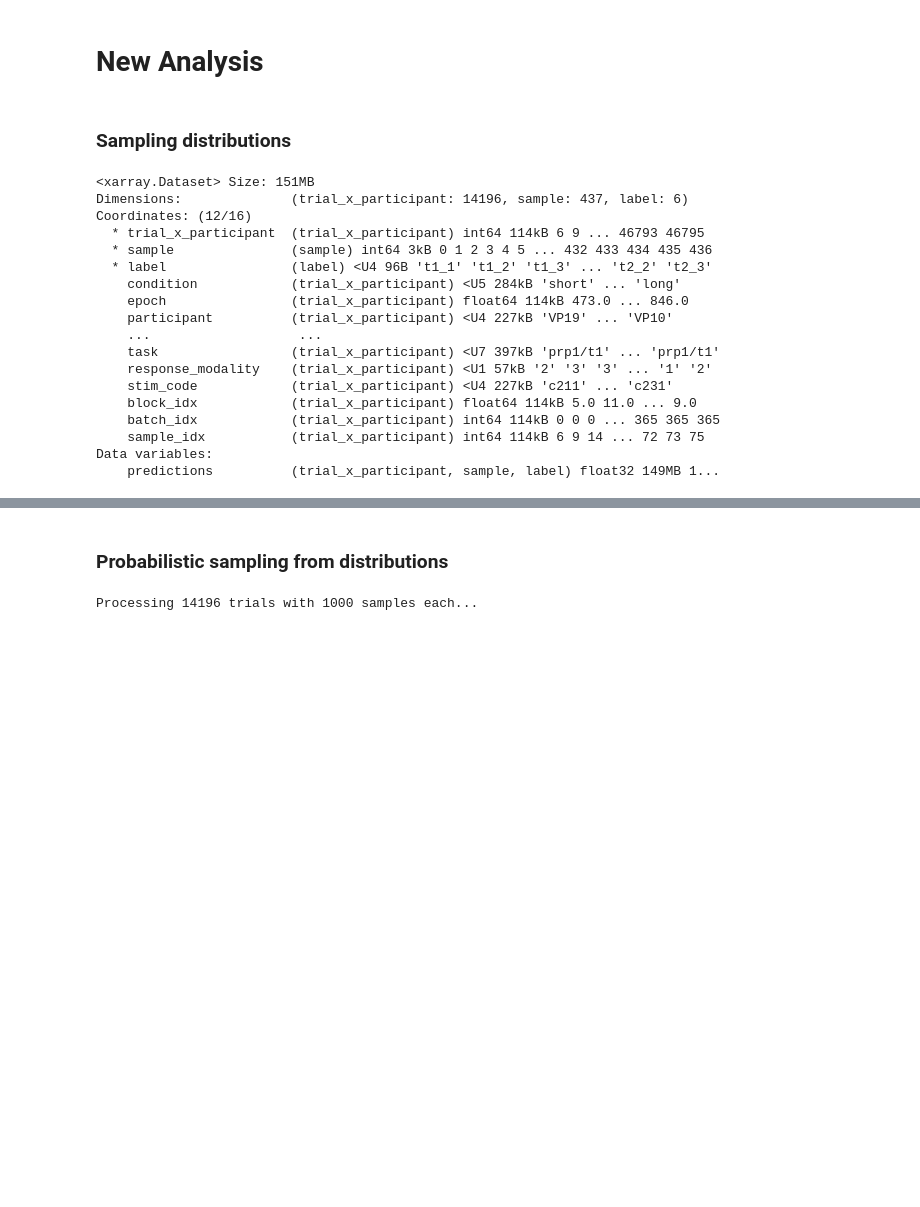
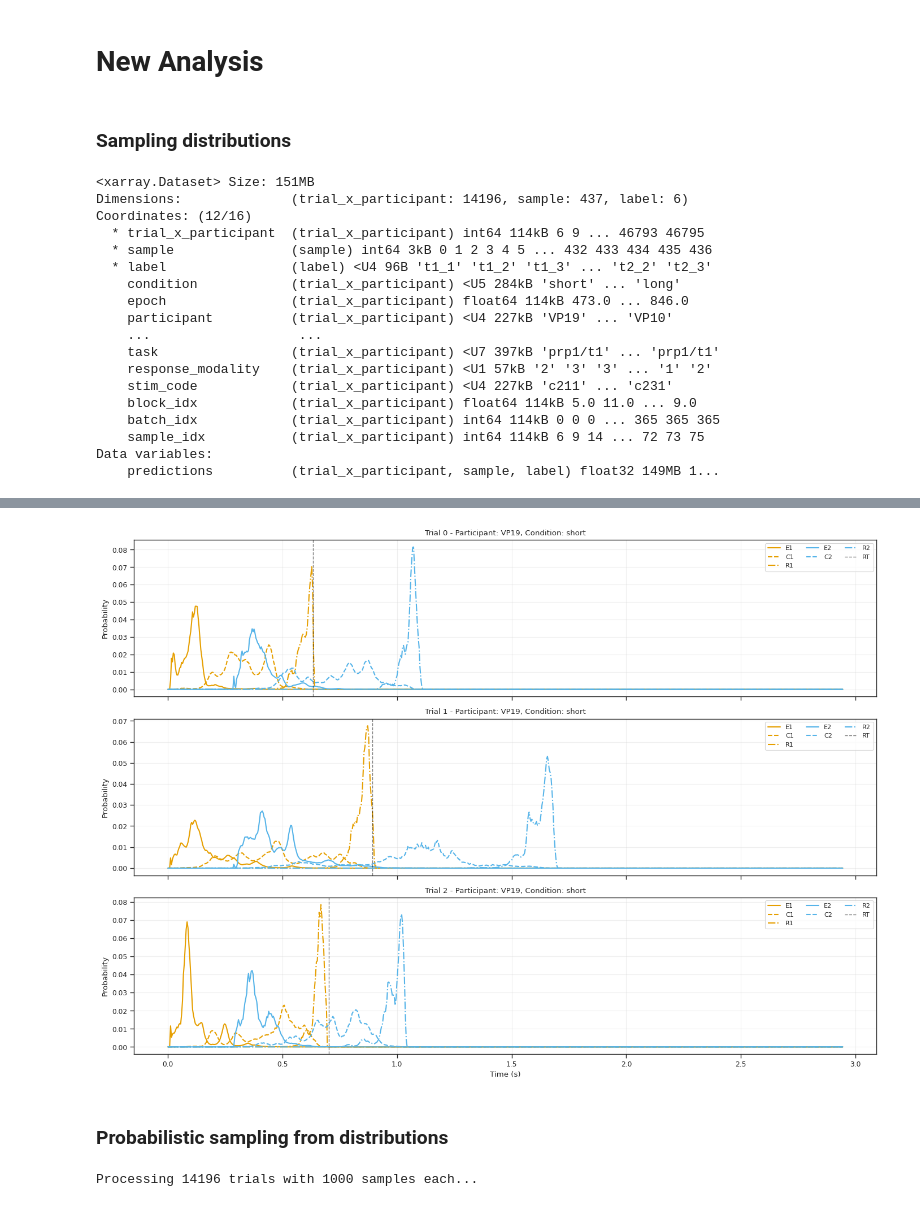
Before and after one commit to rickdott/prp, a Jupyter notebook: s4/4_analysis_combined.ipynb, the cells around one changed output, grey strips where cells are left out. Cells and saved outputs as stored; diff of their text form; code cells hidden in the pictures; blank space fills up the shorter version.

```diff
--- a/s4/4_analysis_combined.ipynb
+++ b/s4/4_analysis_combined.ipynb
@@ -684,11 +718,15 @@ t1_intvl = pred_ds_t1["interval"].values               # (N,)
 t2_preds = pred_ds_t2["predictions"].values            # (M, T2, C)
 t2_part  = pred_ds_t2["participant"].values            # (M,)
 t2_epoch = pred_ds_t2["epoch"].values                  # (M,)
+t2_correct = pred_ds_t2["correct"].values                  # (M,)
+t2_rts = pred_ds_t2["rt"].values                  # (M,)
 
 N, T1, C = t1_preds.shape
 T = T1 + long_interval_samples # Create bigger array to accomodate shifted T2
 
 combined = np.zeros((N, T, C), dtype=t1_preds.dtype)
+correct_t2_array = np.full(N, np.nan)
+rt_t2_array = np.full(N, np.nan)
 
 # If there can be duplicates, we can store a list; assuming unique is fastest.
 t2_index = {}
@@ -708,9 +746,85 @@ for i in tqdm(range(len(pred_ds_t1.trial_x_participant))):
     end = min(T, shift + T2)
     n_write = end - shift
     combined[i, shift:end, 3:] = t2_preds[j, :n_write, 3:]
+    correct_t2_array[i] = t2_correct[j]
+    rt_t2_array[i] = t2_rts[j]
 
 pred_ds_t1 = pred_ds_t1.reindex(sample=np.arange(T))
 pred_ds_t1["predictions"] = (("trial_x_participant", "sample", "label"), combined)
+pred_ds_t1 = pred_ds_t1.assign_coords(
+    correct_t2=("trial_x_participant", correct_t2_array),
+    rt_t2=("trial_x_participant", rt_t2_array)
+)
+# %%
+def plot_trial_predictions(pred_ds, trial_indices, labels=labels, figsize=(14, 10)):
+    """Plot probability distributions over time for multiple trials."""
+    set_seaborn_style()
+
+    n_trials = len(trial_indices)
+    fig, axes = plt.subplots(n_trials, 1, figsize=figsize, sharex=True)
+
+    if n_trials == 1:
+        axes = [axes]
+
+    # Define colors for each task
+    palette = sns.color_palette()
+    task1_color = palette[0]  # Blue for Task 1
+    task2_color = palette[1]  # Orange for Task 2
+
+    # Define line styles for events within each task
+    line_styles = ['-', '--', '-.', ':']
+
+    for idx, trial_idx in enumerate(trial_indices):
+        ax = axes[idx]
+
+        # Get predictions for this trial
+        trial_preds = pred_ds['predictions'].isel(trial_x_participant=trial_idx).values
+
+        # Get metadata
+        participant = str(pred_ds['participant'].isel(trial_x_participant=trial_idx).values)
+        condition = str(pred_ds['condition'].isel(trial_x_participant=trial_idx).values)
+        rt = pred_ds['rt'].isel(trial_x_participant=trial_idx).values
+
+        # Time axis (in seconds)
+        time = np.arange(trial_preds.shape[0]) / 250
+
+        # Plot each label with task-specific color and event-specific line style
+        for label_idx, label in enumerate(labels):
+            # Task 1 events: indices 0-3, Task 2 events: indices 4-7
+            if label_idx < 3:
+                color = task1_color
+                linestyle = line_styles[label_idx]
+            else:
+                color = task2_color
+                linestyle = line_styles[label_idx - 3]
+
+            ax.plot(time, trial_preds[:, label_idx],
+                   label=legible_labels[label_idx],
+                   color=color,
+                   linestyle=linestyle,
+                   linewidth=1.5)
+
+        # Add vertical line at RT if available
+        if not np.isnan(rt):
+            rt_sec = rt
+            ax.axvline(rt_sec, color='black', linestyle='--', alpha=0.5, linewidth=1, label='RT')
+
+        ax.set_ylabel('Probability')
+        ax.set_title(f'Trial {trial_idx} - Participant: {participant}, Condition: {condition}')
+        ax.legend(loc='upper right', ncol=3, fontsize=8)
+        ax.grid(True, alpha=0.3)
+        # ax.set_ylim(-0.05, 1.05)
+
+    axes[-1].set_xlabel('Time (s)')
+    plt.tight_layout()
+    plt.show()
+
+# Plot a few example trials
+# Short SOA trials
+short_trials = np.where(pred_ds_t1['condition'].values == 'short')[0]
+plot_trial_predictions(pred_ds_t1, short_trials[:3], labels=labels)
+# %% [output]
+[figure, added]
 # %% [markdown]
 ### Probabilistic sampling from distributions
 # %%
```
Also changed, not shown: parts of 8 cells of this notebook, 8 other files.
